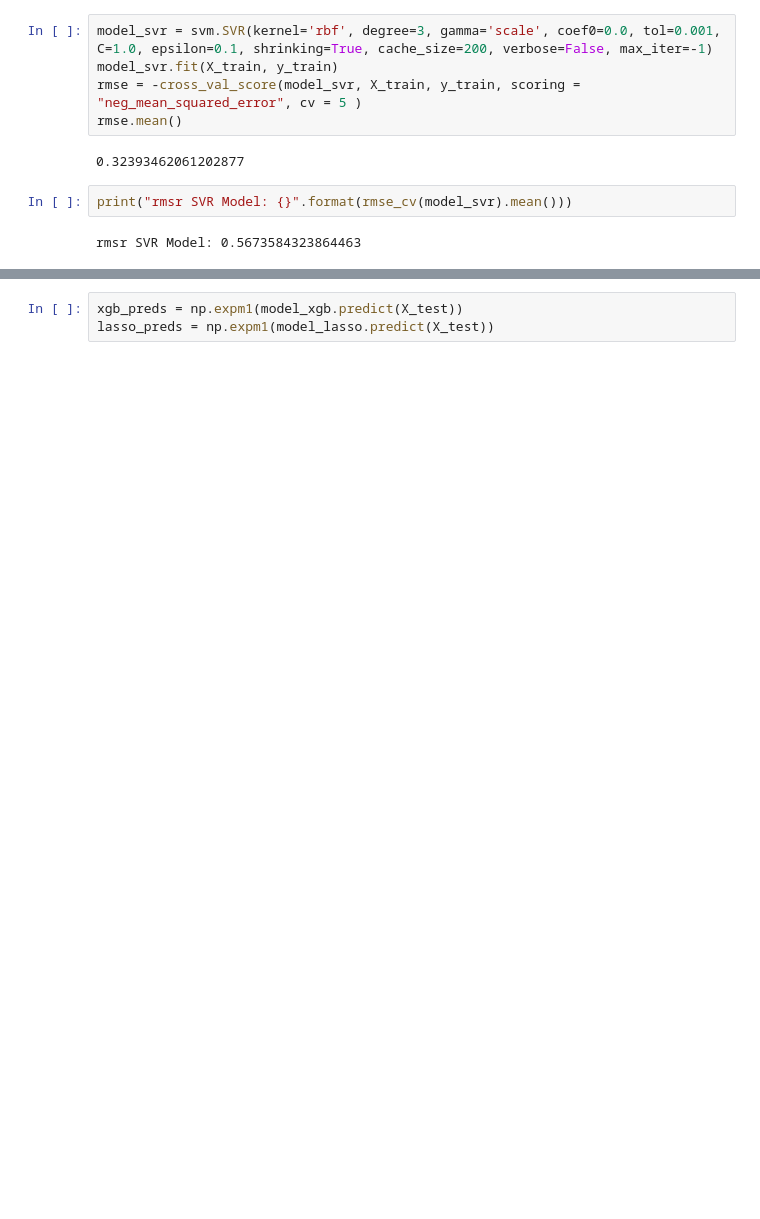
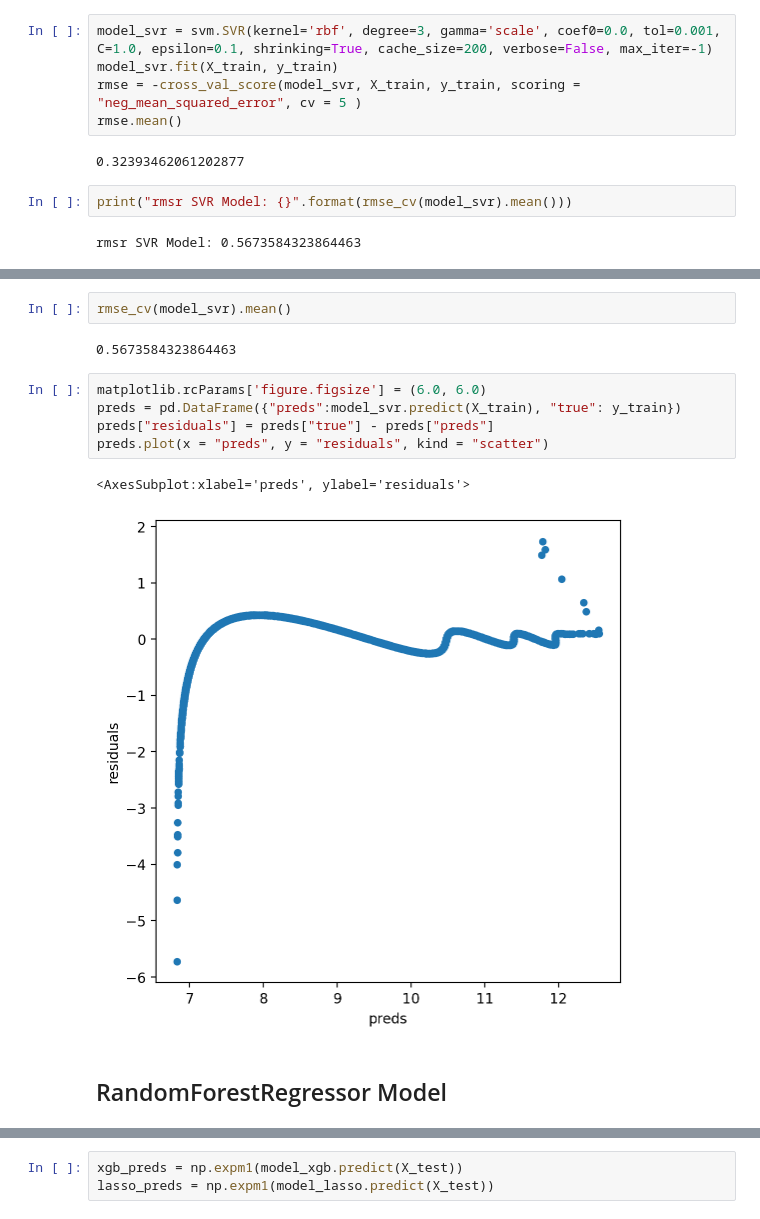
Before and after one commit to alananeo/votos, a Jupyter notebook: tarefa.ipynb, the cells around one changed output, grey strips where cells are left out. Drawn from its saved outputs; the diff is of its cells as text; blank space fills up the shorter version.

```diff
--- a/tarefa.ipynb
+++ b/tarefa.ipynb
@@ -93,0 +164,14 @@ rmsr SVR Model: 0.5673584323864463
+# %%
+rmse_cv(model_svr).mean()
+# %% [output]
+0.5673584323864463
+# %%
+matplotlib.rcParams['figure.figsize'] = (6.0, 6.0)
+preds = pd.DataFrame({"preds":model_svr.predict(X_train), "true": y_train})
+preds["residuals"] = preds["true"] - preds["preds"]
+preds.plot(x = "preds", y = "residuals", kind = "scatter")
+# %% [output]
+<AxesSubplot:xlabel='preds', ylabel='residuals'>
+[figure, added]
+# %% [markdown]
+## RandomForestRegressor Model
```
Also changed, not shown: parts of 62 cells of this notebook, 1 other file.
